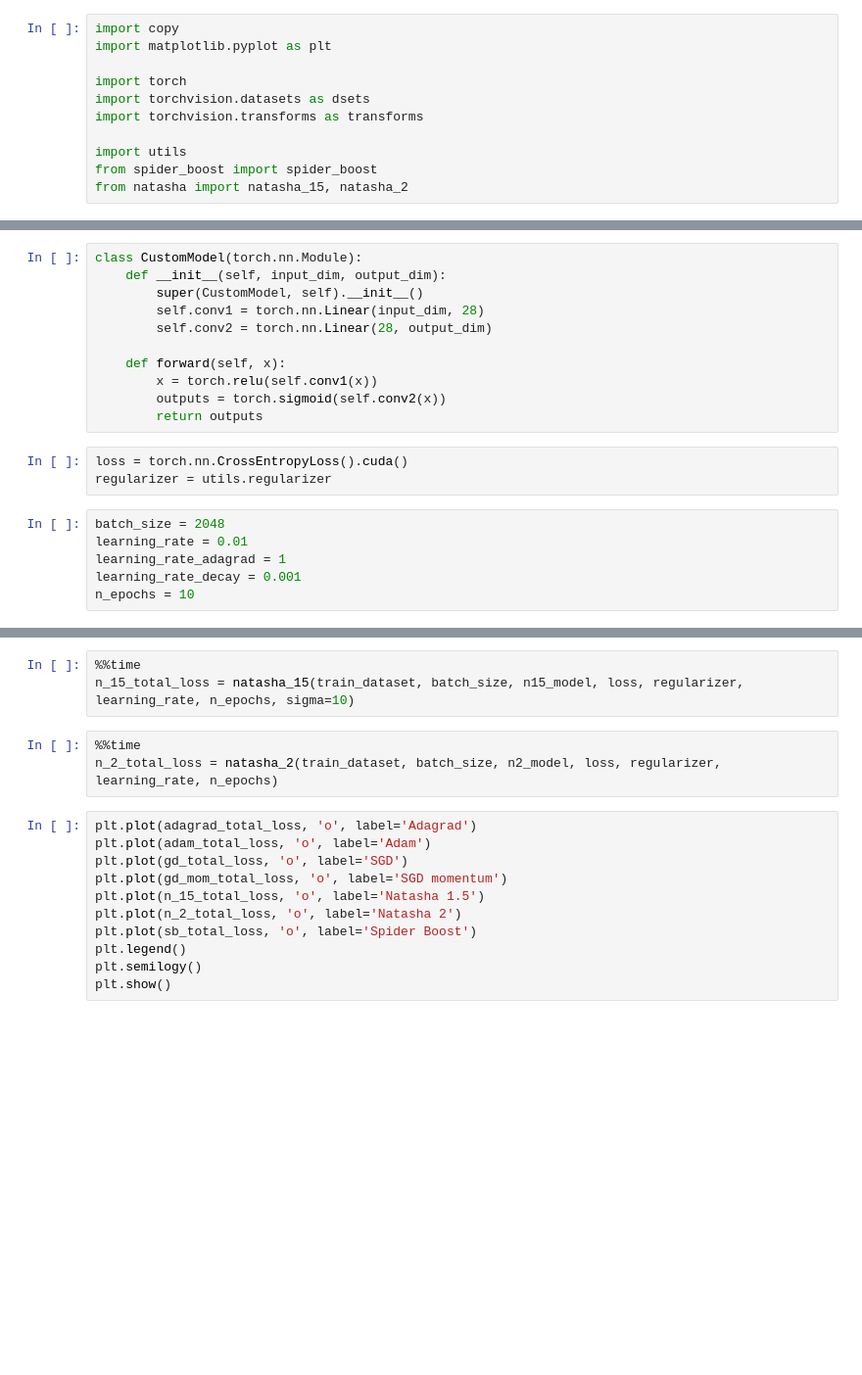
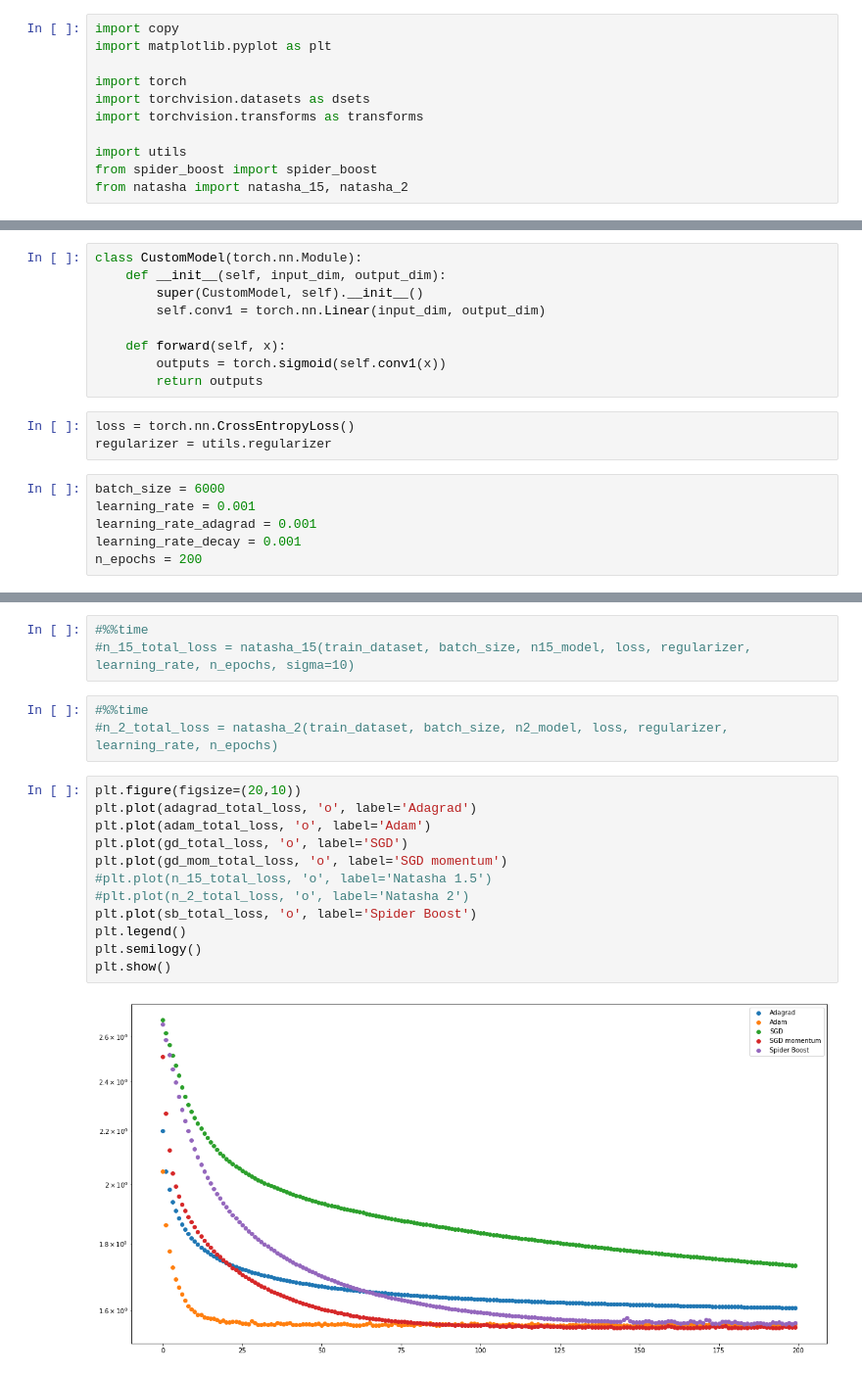
Before and after one commit to zhestyatsky/mipt-opt-project, a Jupyter notebook: src/racing.ipynb, the cells around one changed output, grey strips where cells are left out. Shown: that part at 98% size. Drawn from its saved outputs; the diff is of its cells as text; blank space fills up the shorter version.

```diff
--- a/src/racing.ipynb
+++ b/src/racing.ipynb
@@ -20,22 +41,20 @@ train_dataset = utils.DatasetWrapper(train_dataset)
 class CustomModel(torch.nn.Module):
     def __init__(self, input_dim, output_dim):
         super(CustomModel, self).__init__()
-        self.conv1 = torch.nn.Linear(input_dim, 28)
-        self.conv2 = torch.nn.Linear(28, output_dim)
+        self.conv1 = torch.nn.Linear(input_dim, output_dim)
 
     def forward(self, x):
-        x = torch.relu(self.conv1(x))
-        outputs = torch.sigmoid(self.conv2(x))
+        outputs = torch.sigmoid(self.conv1(x))
         return outputs
 # %%
-loss = torch.nn.CrossEntropyLoss().cuda()
+loss = torch.nn.CrossEntropyLoss()
 regularizer = utils.regularizer
 # %%
-batch_size = 2048
-learning_rate = 0.01
-learning_rate_adagrad = 1
+batch_size = 6000
+learning_rate = 0.001
+learning_rate_adagrad = 0.001
 learning_rate_decay = 0.001
-n_epochs = 10
+n_epochs = 200
 # %%
 gd_model = CustomModel(784, 10)
 gd_mom_model = copy.deepcopy(gd_model)
@@ -80,17 +114,20 @@ sb_total_loss = spider_boost(train_dataset, batch_size, sb_model, loss, regulari
 # %%
-%%time
-n_15_total_loss = natasha_15(train_dataset, batch_size, n15_model, loss, regularizer, learning_rate, n_epochs, sigma=10)
+#%%time
+#n_15_total_loss = natasha_15(train_dataset, batch_size, n15_model, loss, regularizer, learning_rate, n_epochs, sigma=10)
 # %%
-%%time
-n_2_total_loss = natasha_2(train_dataset, batch_size, n2_model, loss, regularizer, learning_rate, n_epochs)
+#%%time
+#n_2_total_loss = natasha_2(train_dataset, batch_size, n2_model, loss, regularizer, learning_rate, n_epochs)
 # %%
+plt.figure(figsize=(20,10))
 plt.plot(adagrad_total_loss, 'o', label='Adagrad')
 plt.plot(adam_total_loss, 'o', label='Adam')
 plt.plot(gd_total_loss, 'o', label='SGD')
 plt.plot(gd_mom_total_loss, 'o', label='SGD momentum')
-plt.plot(n_15_total_loss, 'o', label='Natasha 1.5')
-plt.plot(n_2_total_loss, 'o', label='Natasha 2')
+#plt.plot(n_15_total_loss, 'o', label='Natasha 1.5')
+#plt.plot(n_2_total_loss, 'o', label='Natasha 2')
 plt.plot(sb_total_loss, 'o', label='Spider Boost')
 plt.legend()
 plt.semilogy()
 plt.show()
+# %% [output]
+[figure, added]
```
Also changed, not shown: parts of 10 cells of this notebook.
